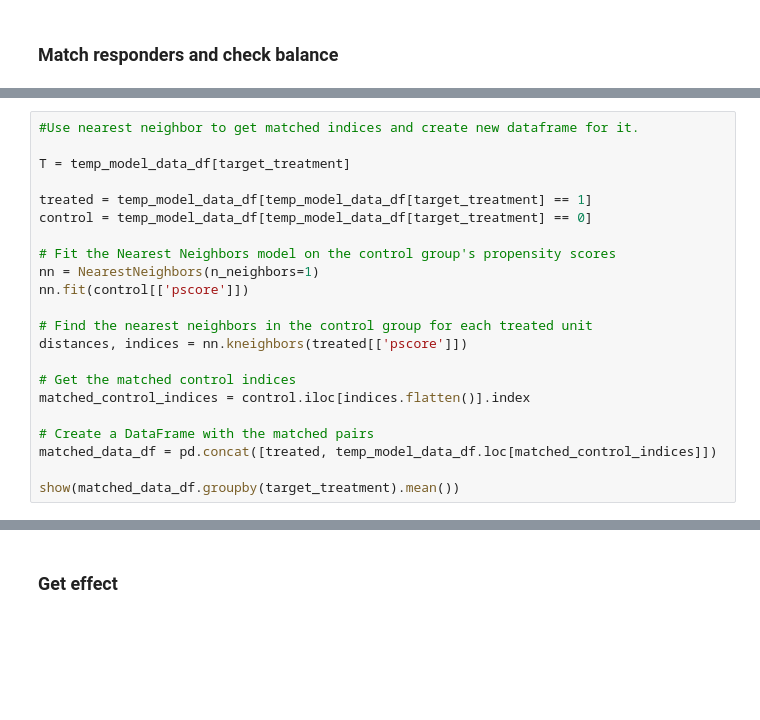
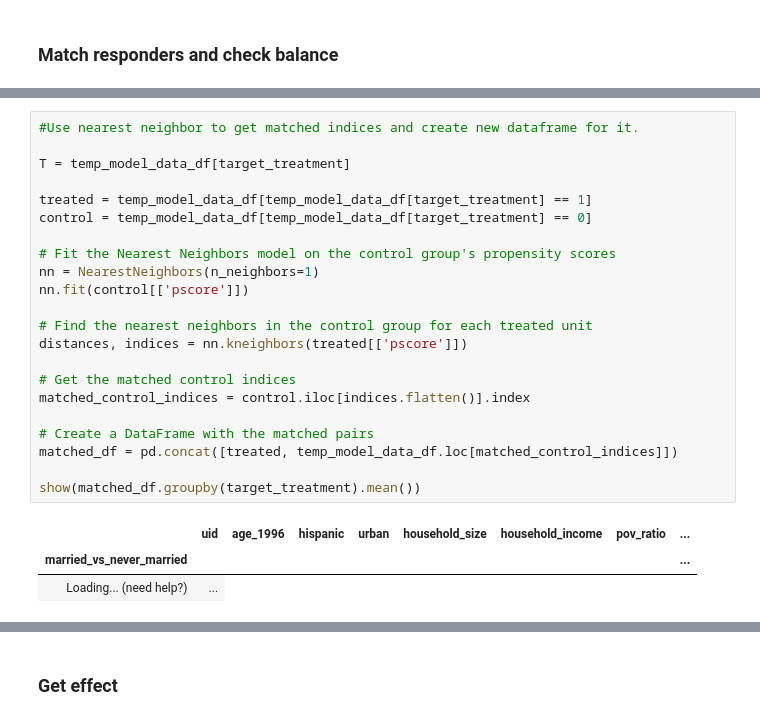
Before and after one commit to kiroah/marriage_and_depression, a Jupyter notebook: NLS-nonml.ipynb, the cells around one changed output, grey strips where cells are left out. Drawn from its saved outputs; the diff is of its cells as text; blank space fills up the shorter version.

```diff
--- a/NLS-nonml.ipynb
+++ b/NLS-nonml.ipynb
@@ -510,24 +514,28 @@ ValueError: Could not interpret value `pscore` for parameter `x`
 # %%
 #Use nearest neighbor to get matched indices and create new dataframe for it.
 
 T = temp_model_data_df[target_treatment]
 
 treated = temp_model_data_df[temp_model_data_df[target_treatment] == 1]
 control = temp_model_data_df[temp_model_data_df[target_treatment] == 0]
 
 # Fit the Nearest Neighbors model on the control group's propensity scores
 nn = NearestNeighbors(n_neighbors=1)
 nn.fit(control[['pscore']])
 
 # Find the nearest neighbors in the control group for each treated unit
 distances, indices = nn.kneighbors(treated[['pscore']])
 
 # Get the matched control indices
 matched_control_indices = control.iloc[indices.flatten()].index
 
 # Create a DataFrame with the matched pairs
-matched_data_df = pd.concat([treated, temp_model_data_df.loc[matched_control_indices]])
+matched_df = pd.concat([treated, temp_model_data_df.loc[matched_control_indices]])
 
-show(matched_data_df.groupby(target_treatment).mean())
+show(matched_df.groupby(target_treatment).mean())
+# %% [output]
+|  | uid | age_1996 | hispanic | urban | household_size | household_income | pov_ratio | ... |
+| married_vs_never_married |  |  |  |  |  |  |  | ... |
+| Loading... (need help?) | ... |
 # %%
 show(temp_model_data_df.groupby(target_treatment).mean())
```
Also changed, not shown: parts of 41 cells of this notebook, 3 other files.
